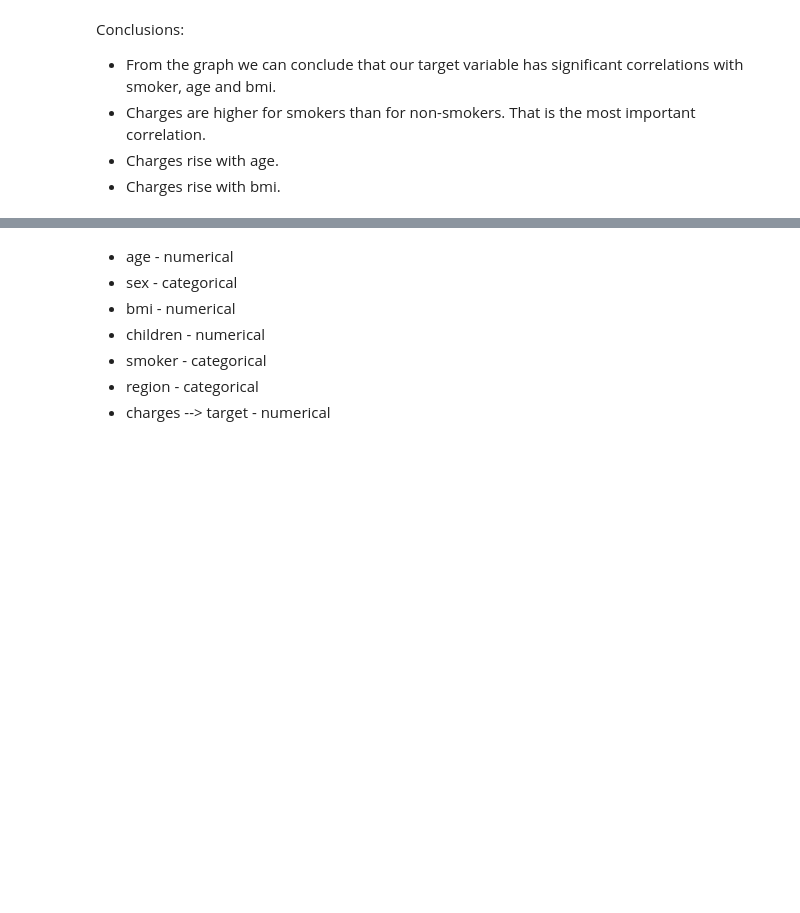
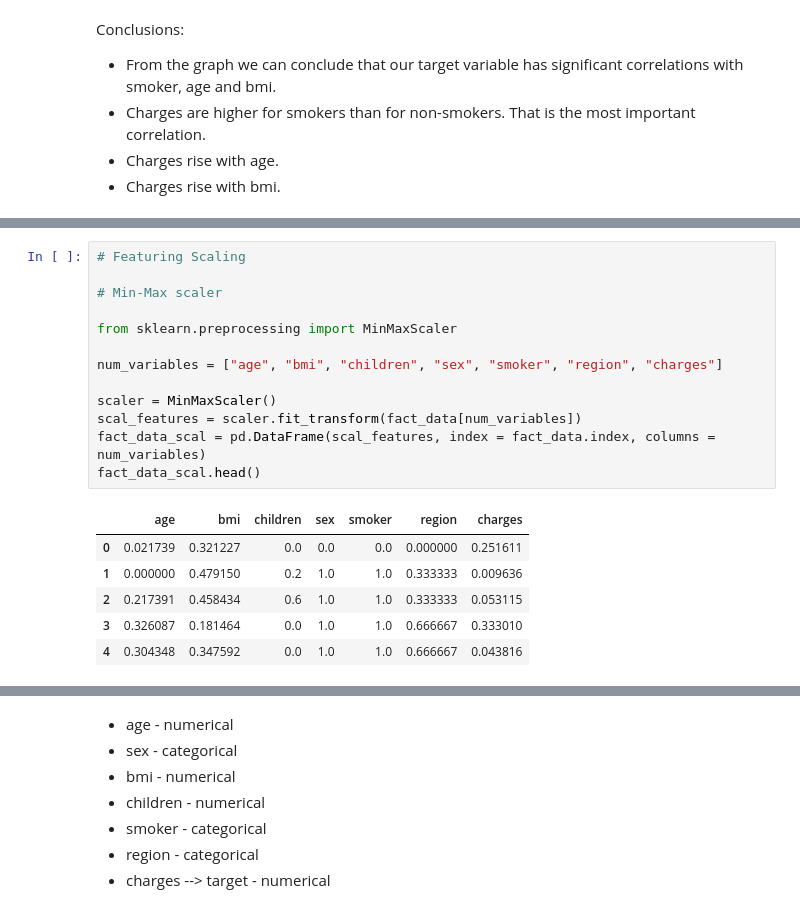
Before and after one commit to 4GeeksAcademy/machine-learning-regularized-linear-regression-Juli-MM, a Jupyter notebook: src/explore.ipynb, the cells around one changed output, grey strips where cells are left out. Drawn from its saved outputs; the diff is of its cells as text; blank space fills up the shorter version.

```diff
--- a/src/explore.ipynb
+++ b/src/explore.ipynb
@@ -250,0 +348,20 @@ Conclusions:
+# %%
+# Featuring Scaling
+
+# Min-Max scaler
+
+from sklearn.preprocessing import MinMaxScaler
+
+num_variables = ["age", "bmi", "children", "sex", "smoker", "region", "charges"]
+
+scaler = MinMaxScaler()
+scal_features = scaler.fit_transform(fact_data[num_variables])
+fact_data_scal = pd.DataFrame(scal_features, index = fact_data.index, columns = num_variables)
+fact_data_scal.head()
+# %% [output]
+|  | age | bmi | children | sex | smoker | region | charges |
+| 0 | 0.021739 | 0.321227 | 0.0 | 0.0 | 0.0 | 0.000000 | 0.251611 |
+| 1 | 0.000000 | 0.479150 | 0.2 | 1.0 | 1.0 | 0.333333 | 0.009636 |
+| 2 | 0.217391 | 0.458434 | 0.6 | 1.0 | 1.0 | 0.333333 | 0.053115 |
+| 3 | 0.326087 | 0.181464 | 0.0 | 1.0 | 1.0 | 0.666667 | 0.333010 |
+| 4 | 0.304348 | 0.347592 | 0.0 | 1.0 | 1.0 | 0.666667 | 0.043816 |
```
Also changed, not shown: parts of 14 cells of this notebook, 4 other files.
